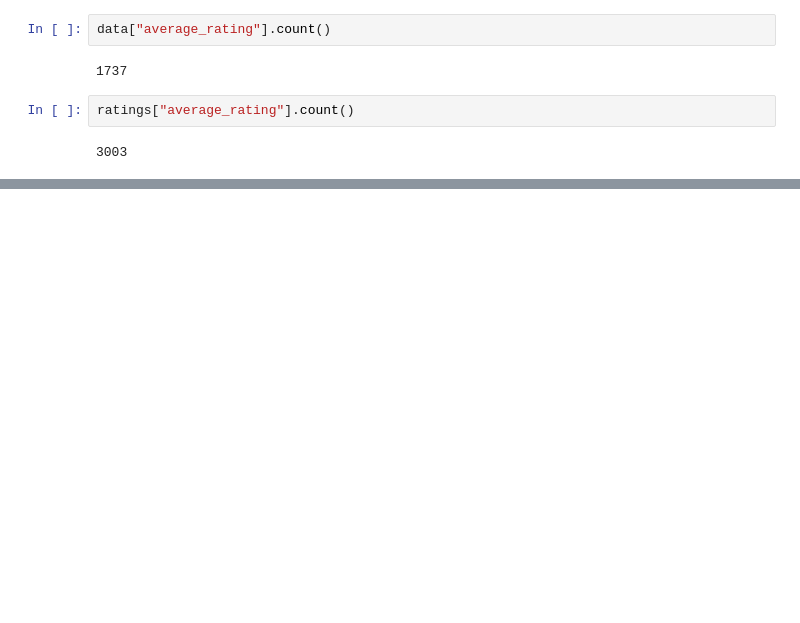
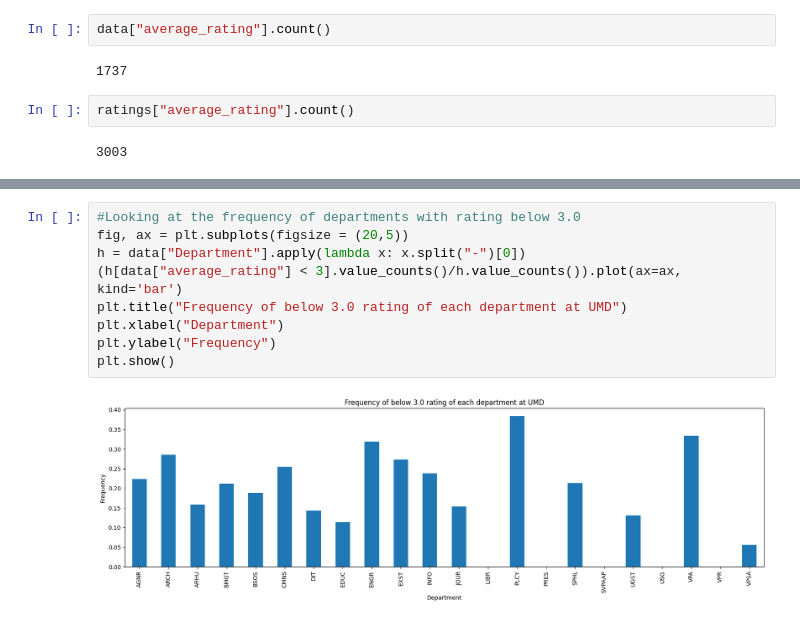
Before and after one commit to 1404mri/cmsc320final, a Jupyter notebook: main.ipynb, the cells around one changed output, grey strips where cells are left out. Saved outputs shown, nothing was run; the diff lists cells and outputs as text; blank space fills up the shorter version.

```diff
--- a/main.ipynb
+++ b/main.ipynb
@@ -176,0 +196,11 @@ h = data["Department"].apply(lambda x: x.split("-")[0])
+# %%
+#Looking at the frequency of departments with rating below 3.0
+fig, ax = plt.subplots(figsize = (20,5))
+h = data["Department"].apply(lambda x: x.split("-")[0])
+(h[data["average_rating"] < 3].value_counts()/h.value_counts()).plot(ax=ax, kind='bar')
+plt.title("Frequency of below 3.0 rating of each department at UMD")
+plt.xlabel("Department")
+plt.ylabel("Frequency")
+plt.show()
+# %% [output]
+[figure, added]
```
Also changed, not shown: parts of 48 cells of this notebook, 1 other file.
